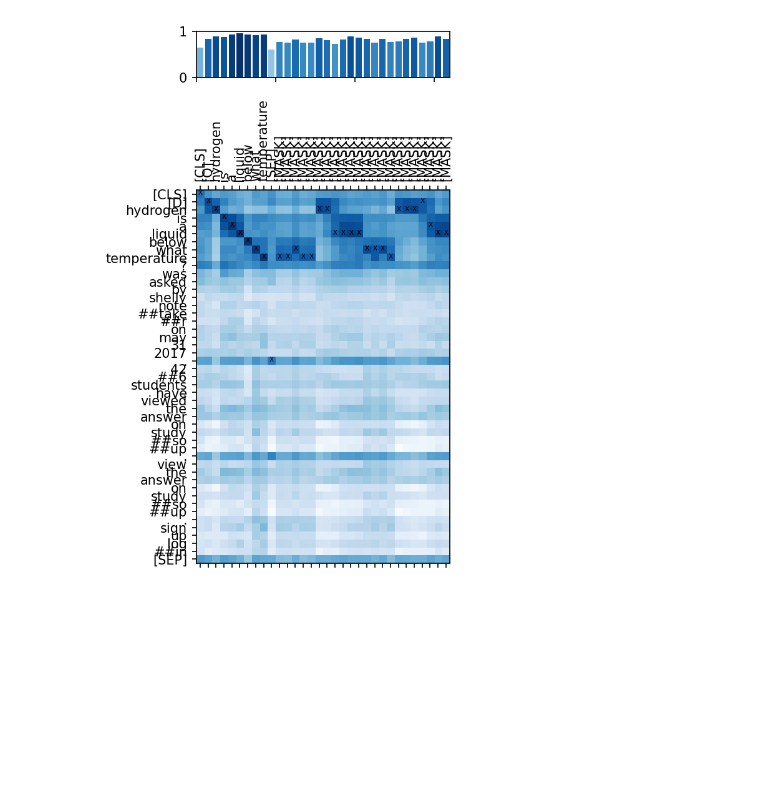
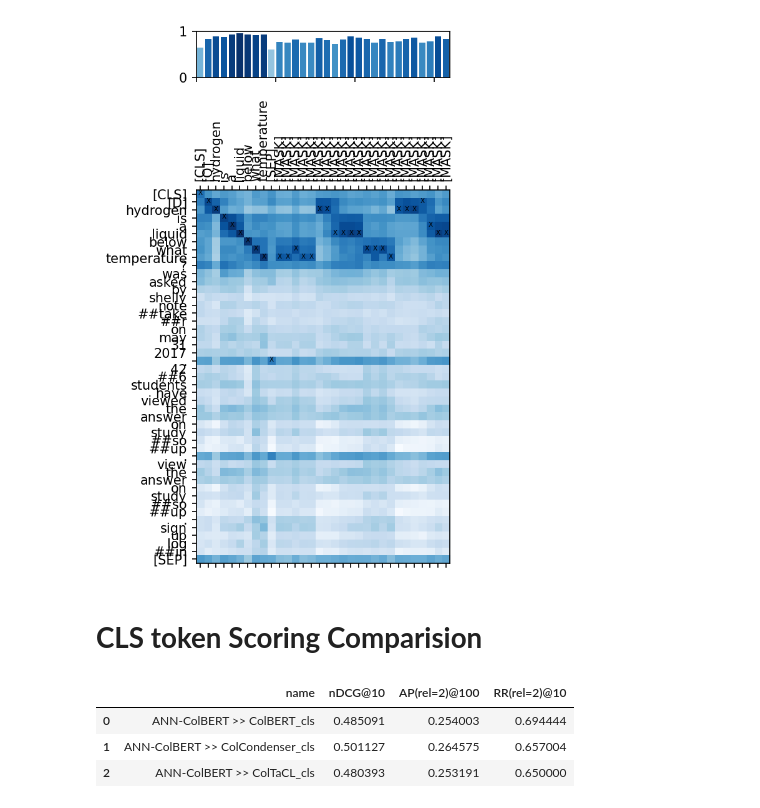
Before and after one commit to hammadkhann/Effective-CLS-Token-Representation-for-ColBERT-A-Step-Towards-Reducing-the-Storage-Cost, a Jupyter notebook: Neural_Reranking(RD2).ipynb, the cells around one changed output. Saved outputs shown, nothing was run; the diff lists cells and outputs as text; code cells hidden in the pictures; blank space fills up the shorter version.

```diff
--- a/Neural_Reranking(RD2).ipynb
+++ b/Neural_Reranking(RD2).ipynb
@@ -780,3 +780,5 @@ explain_text(colCondenser_factory, query=query, document = doc)
 # %% [output]
 [figure]
 [figure]
+# %% [markdown]
+# **CLS token Scoring Comparision**
@@ -782,0 +847,27 @@ explain_text(colCondenser_factory, query=query, document = doc)
+# %%
+import pyterrier_colbert.ranking
+import pyterrier_colbert.pruning
+coltacl_factory.text_scorer = text_scorer
+coltacl_factory.text_scorer.__globals__['text_scorer'] = text_scorer
+colbert_factory.text_scorer = text_scorer
+colbert_factory.text_scorer.__globals__['text_scorer'] = text_scorer
+colCondenser_factory.text_scorer = text_scorer
+colCondenser_factory.text_scorer.__globals__['text_scorer'] = text_scorer
+# %%
+coltacl_cls_score_2019 = pt.transformer.SourceTransformer(colbert_2019) >> coltacl_factory.query_encoder() >> coltacl_factory.text_scorer(coltacl_factory, query_encoded=True)
+colbert_cls_score_2019 = pt.transformer.SourceTransformer(colbert_2019) >>  colbert_factory.query_encoder() >> colbert_factory.text_scorer(colbert_factory, query_encoded=True)
+colcondenser_cls_score_2019 = pt.transformer.SourceTransformer(colbert_2019) >> colCondenser_factory.query_encoder() >> colCondenser_factory.text_scorer(colCondenser_factory, query_encoded=True)
+# %%
+pt.Experiment(
+    [colbert_cls_score_2019, colcondenser_cls_score_2019, coltacl_cls_score_2019],
+    pt.get_dataset('msmarco_passage').get_topics('test-2019'),
+    pt.get_dataset('msmarco_passage').get_qrels('test-2019'),
+    filter_by_qrels=True,
+    names=['ANN-ColBERT >> ColBERT_cls', 'ANN-ColBERT >> ColCondenser_cls', 'ANN-ColBERT >> ColTaCL_cls'],
+    eval_metrics= [nDCG@10, AP(rel=2)@100, RR(rel=2)@10]
+)
+# %% [output]
+|  | name | nDCG@10 | AP(rel=2)@100 | RR(rel=2)@10 |
+| 0 | ANN-ColBERT >> ColBERT_cls | 0.485091 | 0.254003 | 0.694444 |
+| 1 | ANN-ColBERT >> ColCondenser_cls | 0.501127 | 0.264575 | 0.657004 |
+| 2 | ANN-ColBERT >> ColTaCL_cls | 0.480393 | 0.253191 | 0.650000 |
```
Also changed, not shown: parts of 12 cells of this notebook.
